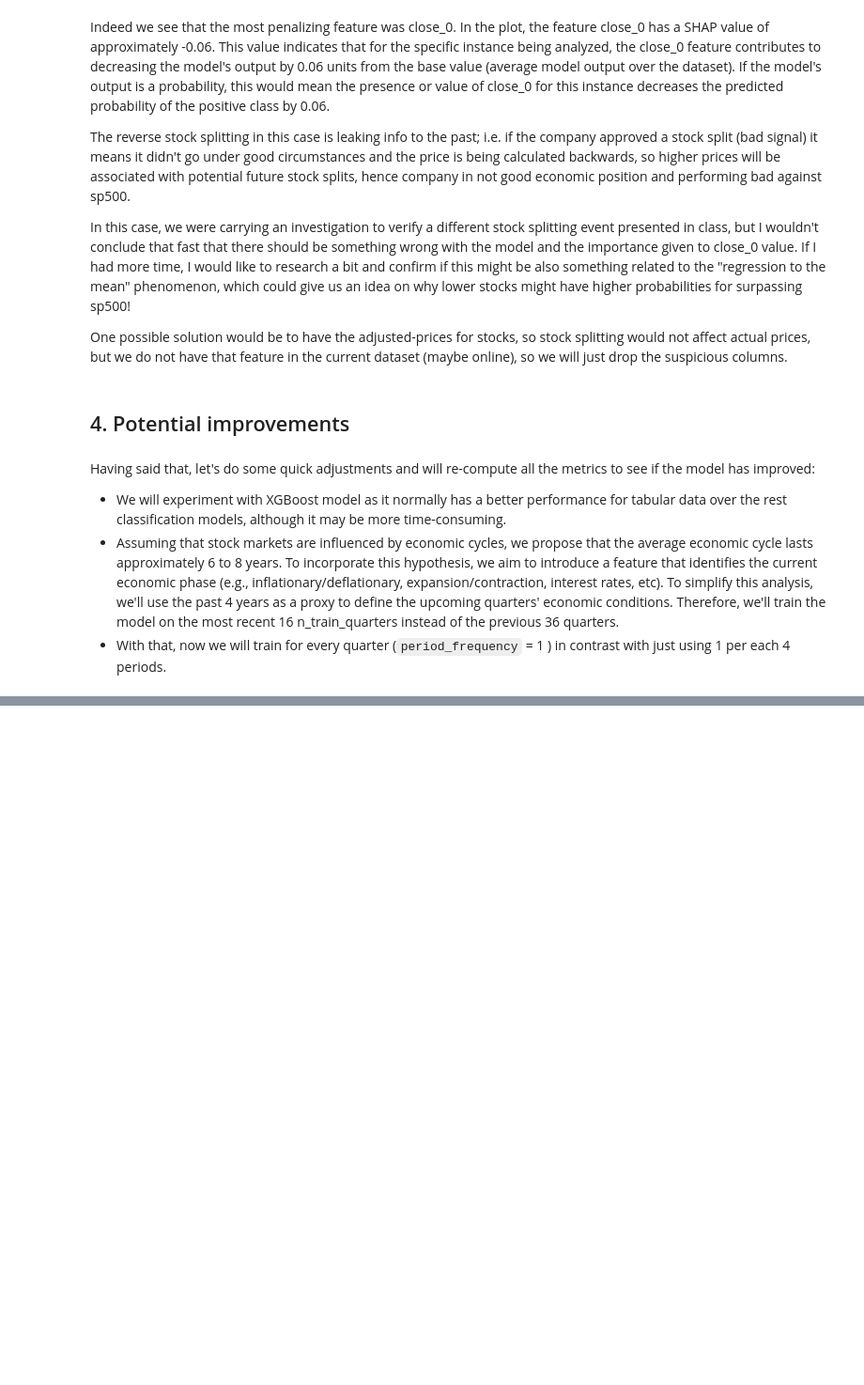
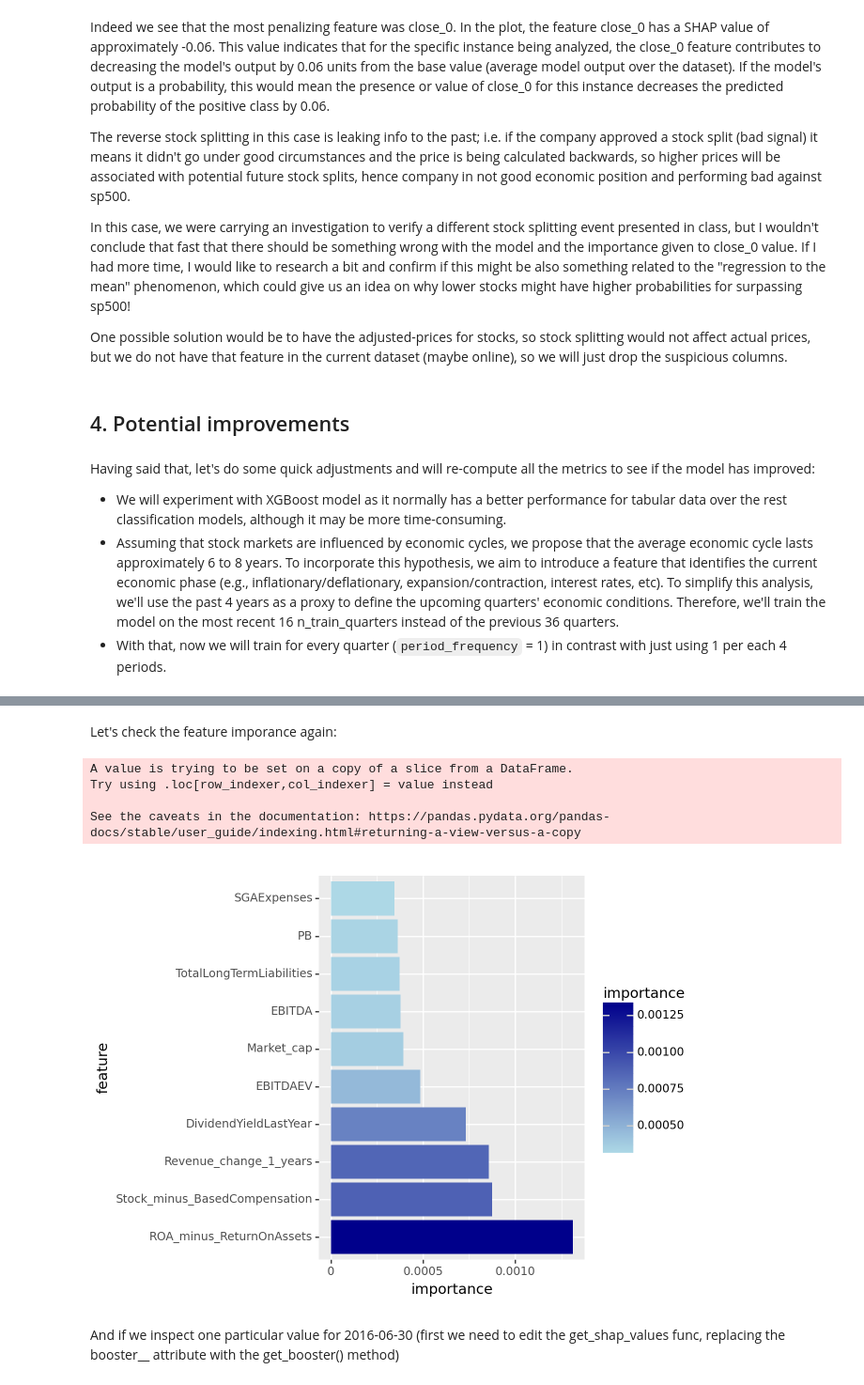
Before and after one commit to dan1dr/zrive-ds, a Jupyter notebook: src/module_5/module5.ipynb, the cells around one changed output, grey strips where cells are left out. Shown at 94% size. Saved outputs shown, nothing was run; the diff lists cells and outputs as text; code cells hidden in the pictures; blank space fills up the shorter version.

```diff
--- a/src/module_5/module5.ipynb
+++ b/src/module_5/module5.ipynb
@@ -194,8 +194,7 @@ This is the main modeling function, it receives a train test and a test set and
 import warnings
 warnings.filterwarnings('ignore')
 
-
-def train_model(train_set,test_set,params = 300):
+def train_model(train_set,test_set,learning_rate,path_smooth,n_estimators = 300):
 
     columns_to_remove = get_columns_to_remove()
 
@@ -214,6 +213,15 @@ def train_model(train_set,test_set,params = 300):
 
     objective = 'binary'
     metric = 'binary_logloss'
+    params = {
+             "random_state":1,
+             "verbosity": -1,
+             "n_jobs":10,
+             "path_smooth": path_smooth,
+             "learning_rate":learning_rate,
+             "n_estimators":n_estimators,
+             "objective": objective,
+             "metric": metric}
 
     model = lgb.train(params = params,train_set = lgb_train,
                       valid_sets = [lgb_test,lgb_train],
@@ -1231,0 +1225,28 @@ print(plot)
+# %% [markdown]
+Let's check the feature imporance again:
+# %%
+all_feature_importance = all_feature_importance.sort_values(['execution_date', 'importance'], ascending=False)
+all_feature_importance_mean = all_feature_importance.groupby('feature')['importance'].mean().reset_index()
+all_feature_importance_mean = all_feature_importance_mean.sort_values('importance', ascending=False)
+all_feature_importance_mean_importants = all_feature_importance_mean.head(10)
+
+all_feature_importance_mean_importants['feature'] = pd.Categorical(
+    all_feature_importance_mean_importants['feature'],
+    categories=all_feature_importance_mean_importants['feature'],
+    ordered=True
+)
+
+plot = ggplot(all_feature_importance_mean_importants, aes(x='feature', y='importance', fill='importance')) + \
+    geom_col() + \
+    scale_fill_gradient(low='lightblue', high='darkblue') + \
+    coord_flip()  # This will make the plot horizontal
+
+print(plot)
+# %% [output]
+A value is trying to be set on a copy of a slice from a DataFrame.
+Try using .loc[row_indexer,col_indexer] = value instead
+
+See the caveats in the documentation: https://pandas.pydata.org/pandas-docs/stable/user_guide/indexing.html#returning-a-view-versus-a-copy
+[figure, added]
+# %% [markdown]
+And if we inspect one particular value for 2016-06-30 (first we need to edit the get_shap_values func, replacing the booster__ attribute with the get_booster() method)
```
Also changed, not shown: parts of 26 cells of this notebook.
